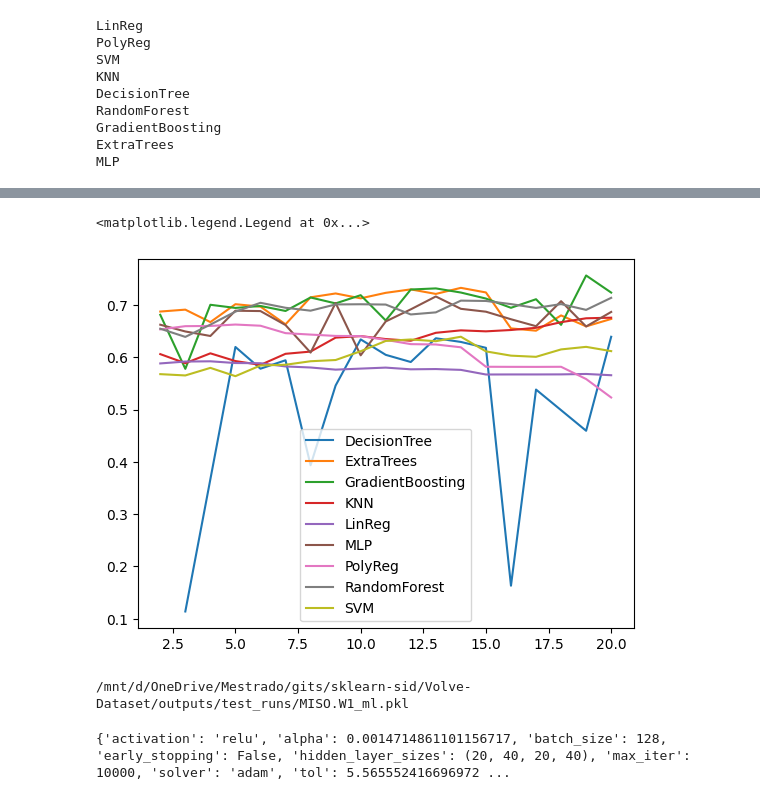
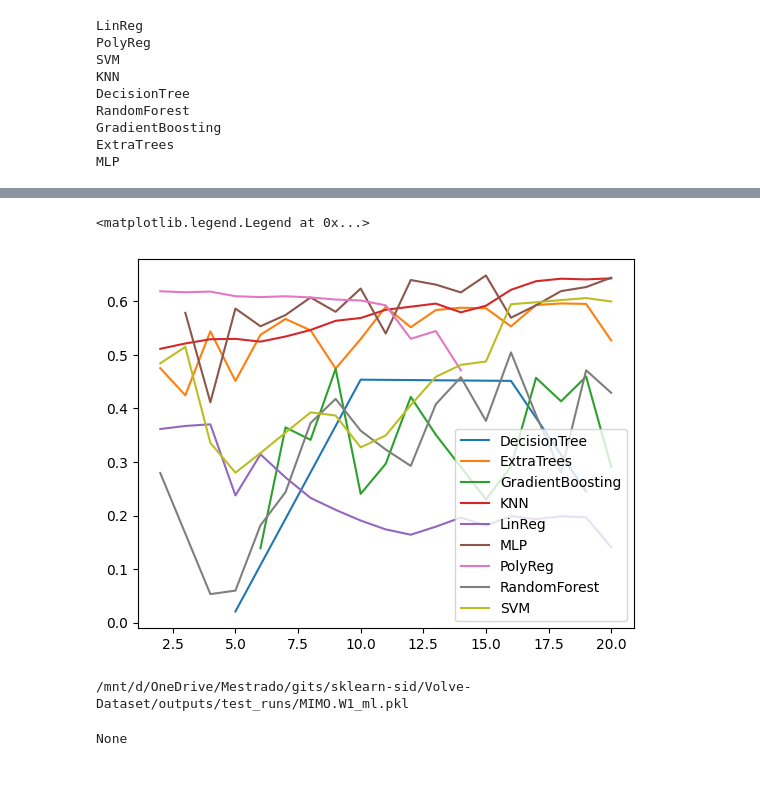
Before and after one commit to prj-phcp/sklearn-sid, a Jupyter notebook: Volve-Dataset/IntegratedMIMO.EXPORT.W1.ipynb, the cells around one changed output, grey strips where cells are left out. Saved outputs shown, nothing was run; the diff lists cells and outputs as text; code cells hidden in the pictures.

Commit message:
Finalizacao do caso MIMO do W1

```diff
--- a/Volve-Dataset/IntegratedMIMO.EXPORT.W1.ipynb
+++ b/Volve-Dataset/IntegratedMIMO.EXPORT.W1.ipynb
@@ -340,12 +340,20 @@ for model, params in zip(models_ml, parameters):
                                    param_distributions=params, n_iter=n_iter, n_jobs=6,
                                    cv=rkf, random_state=rs)
 
-    sidmodel = SYSIDRegressor(
-        nX=6, ny=6,
-        estimator=MultiOutputRegressor(rdmsearch, n_jobs=1),
-        preprocessor=MinMaxScaler(),
-        #expansor=PolynomialFeatures(degree=2)
-        )
+    if model[0] == 'MLP':
+        sidmodel = SYSIDRegressor(
+            nX=6, ny=6,
+            estimator=rdmsearch,
+            preprocessor=MinMaxScaler(),
+            #expansor=PolynomialFeatures(degree=2)
+            )
+    else:
+        sidmodel = SYSIDRegressor(
+            nX=6, ny=6,
+            estimator=MultiOutputRegressor(rdmsearch, n_jobs=1),
+            preprocessor=MinMaxScaler(),
+            #expansor=PolynomialFeatures(degree=2)
+            )
 
     models.append(
         (model[0], sidmodel)
@@ -394,7 +402,7 @@ MLP
 orders = range(2,21)
 prefix = 'MIMO.W1'
 #Loop principal, iterando sobre as listas
-for model in models[:]:
+for model in models[::-1]:
 
     fig, ax = plt.subplots(ncols=2, nrows=1, figsize=(20,7))
 
@@ -595,14 +609,14 @@ order_progression
 # %%
 fig, ax = plt.subplots()
 for model in np.unique(order_progression.MODEL):
     #if model == 'DT': continue
     data_filt = order_progression[order_progression.MODEL == model]
-    data_filt = data_filt[data_filt['R2 TEST FS'] >= 0]
+    data_filt = data_filt[(data_filt['R2 TEST FS'] >= 0)&(data_filt['R2 TEST FS'] < 10)]
     ax.plot(data_filt.ORDER, data_filt['R2 TEST FS'], label=model)
 ax.legend()
 # %% [output]
 <matplotlib.legend.Legend at 0x...>
-[figure, old version]
+[figure, new version]
 # %%
 binary = os.path.join(os.getcwd(), 'outputs', 'test_runs', f'{prefix}_ml.pkl')
 print(binary)
@@ -610,8 +624,8 @@ print(binary)
 with open(binary, 'wb') as bin_file:
     pickle.dump((X1_tr, y_tr, X1_te, y_te, results, order_progression), bin_file)
 # %% [output]
-/mnt/d/OneDrive/Mestrado/gits/sklearn-sid/Volve-Dataset/outputs/test_runs/MISO.W1_ml.pkl
+/mnt/d/OneDrive/Mestrado/gits/sklearn-sid/Volve-Dataset/outputs/test_runs/MIMO.W1_ml.pkl
 # %%
 print(results['PARS'][-1])
 # %% [output]
-{'activation': 'relu', 'alpha': 0.0014714861101156717, 'batch_size': 128, 'early_stopping': False, 'hidden_layer_sizes': (20, 40, 20, 40), 'max_iter': 10000, 'solver': 'adam', 'tol': 5.565552416696972 ...
+None
```
Also changed, not shown: parts of 3 cells of this notebook, 10 other files.
